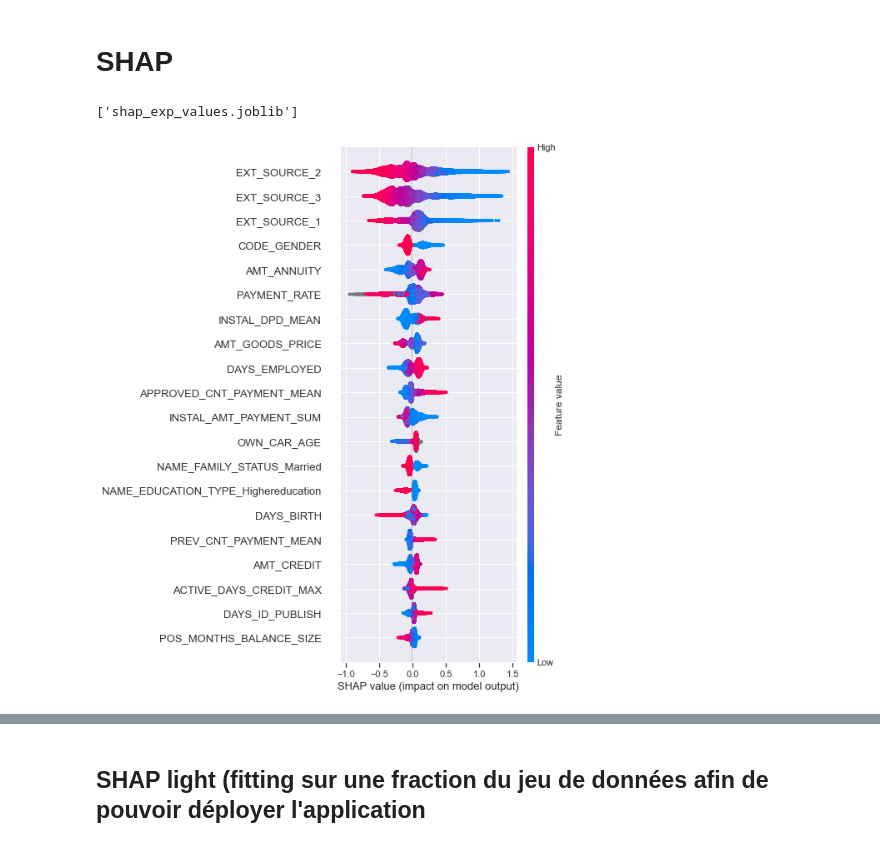
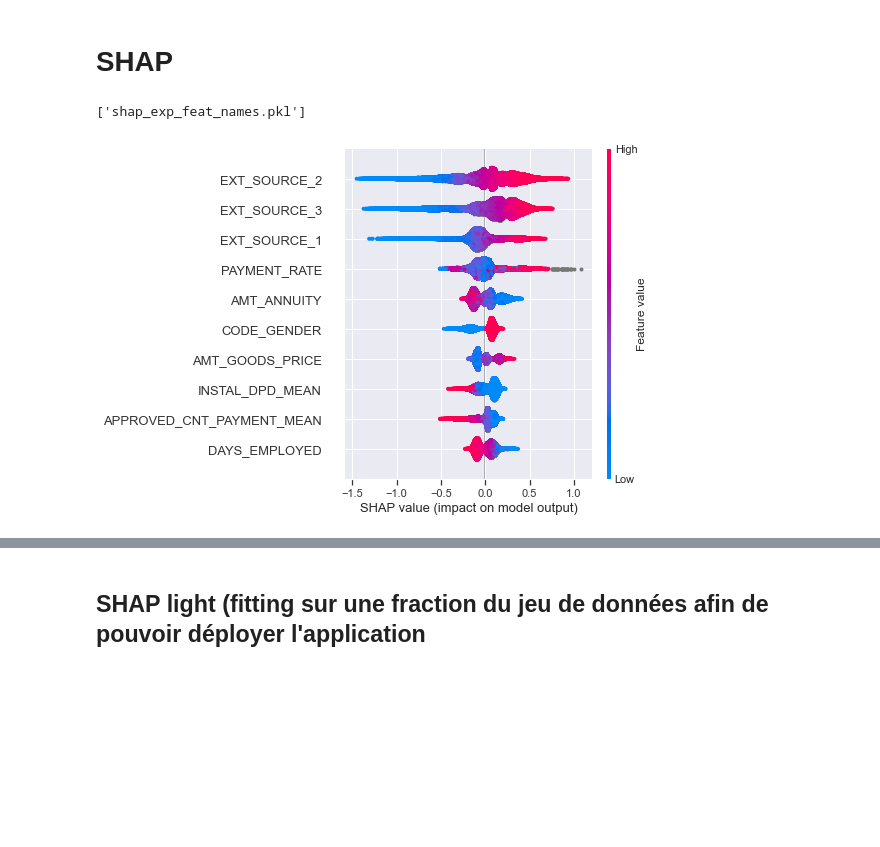
Before and after one commit to nlorber/credit_light, a Jupyter notebook: Notebook_P7.ipynb, the cells around one changed output, grey strips where cells are left out. Drawn from its saved outputs; the diff is of its cells as text; code cells hidden in the pictures; blank space fills up the shorter version.

```diff
--- a/Notebook_P7.ipynb
+++ b/Notebook_P7.ipynb
@@ -384,0 +397,4 @@ df.to_csv('credit.csv', index=False)
+# %%
+# On intervertit les valeurs cibles, afin que la classe 1 corresponde à des clients financièrement sains et que la
+# probabilité prédite par l'algorithme puisse être utilisé comme score.
+df['TARGET'] = 1.0 - df['TARGET']
@@ -586,11 +794,5 @@ rates_df
 # %% [markdown]
 # Fitting de l'intégralité du jeu de données
-# %%
-df = pd.read_csv('credit.csv')
-# %%
-train_df = df[df['TARGET'].notnull()]
-test_df = df[df['TARGET'].isnull()]
-feats = [f for f in train_df.columns if f not in ['TARGET','SK_ID_CURR','SK_ID_BUREAU','SK_ID_PREV','index']]
 # %%
 clf = LGBMClassifier(
             n_jobs=-1,
@@ -616,3 +818,5 @@ LGBMClassifier(colsample_bytree=0.9497036, learning_rate=0.02, max_depth=8,
 joblib.dump(clf, 'clf.pkl')
 # %% [output]
 ['clf.pkl']
+# %%
+clf = joblib.load('../light/clf.pkl')
@@ -636,18 +866,18 @@ explainer = shap.Explainer(clf, X)
 # %%
 shap_values = explainer(X, check_additivity=False)
 # %%
-# Export des valeurs de SHAP, afin d'être utilisées par l'API
-joblib.dump(shap_values, 'shap_values_comp.pkl', compress=True)
+#Export des valeurs de SHAP, afin d'être utilisées par l'API
+joblib.dump(shap_values, 'sp_erratum.pkl', compress=True)
 joblib.dump(shap_values.values, 'shap_exp_values.pkl', compress=True)
 joblib.dump(shap_values.base_values, 'shap_exp_base_values.pkl', compress=True)
 joblib.dump(shap_values.data, 'shap_exp_data.pkl', compress=True)
 joblib.dump(shap_values.feature_names, 'shap_exp_feat_names.pkl', compress=True)
 # %% [output]
-['shap_exp_values.joblib']
+['shap_exp_feat_names.pkl']
 # %%
-shap.summary_plot(shap_values)
+shap.summary_plot(shap_values, max_display=10)
 # %% [output]
-[figure, old version]
+[figure, new version]
 # %%
 shap.plots.bar(shap_values)
 # %% [output]
```
Also changed, not shown: parts of 44 cells of this notebook, 5 other files.
